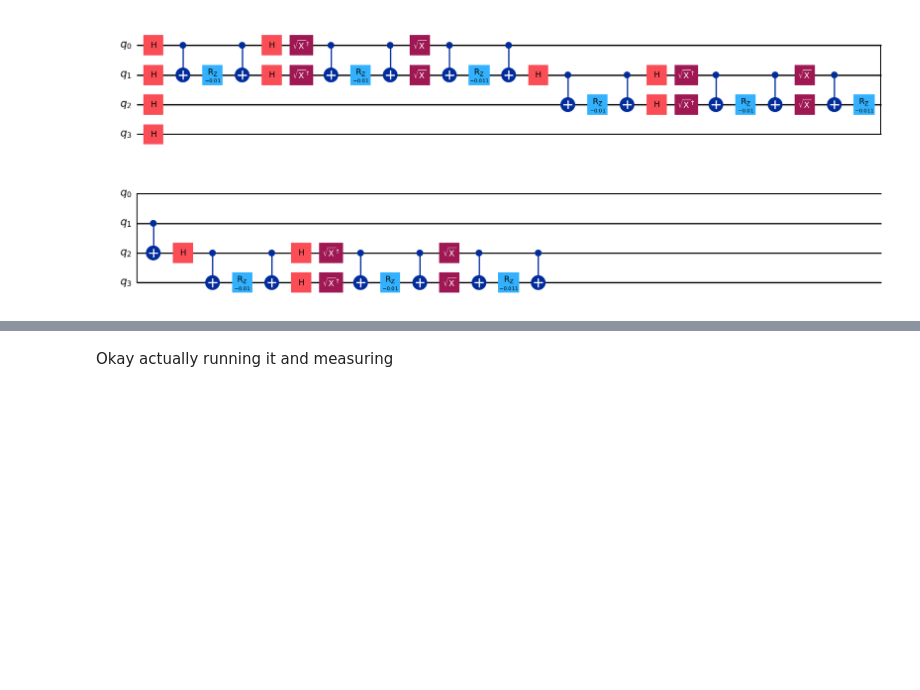
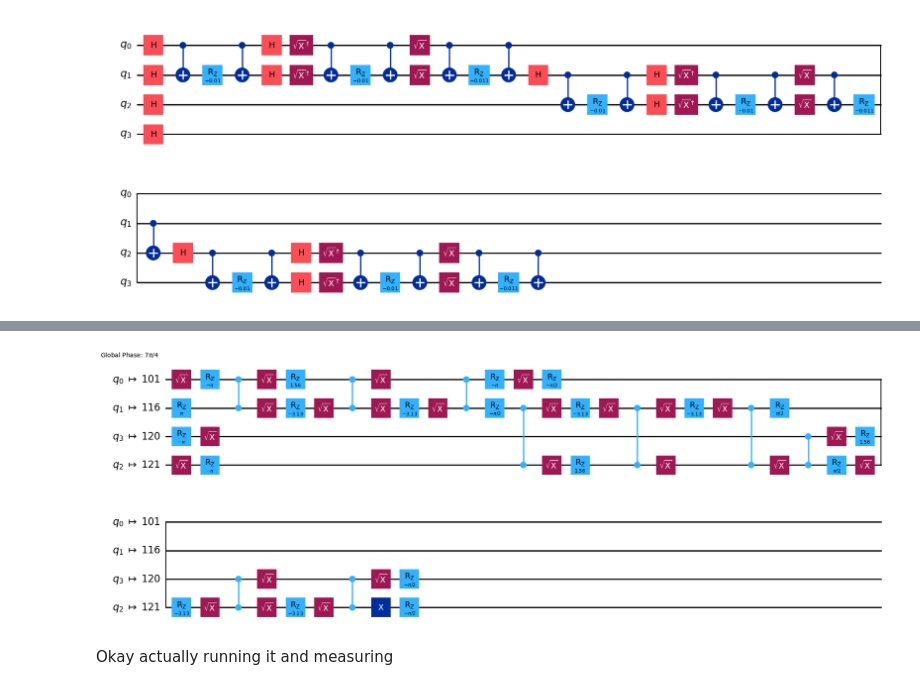
Before and after one commit to laramt04/Time-Evolution-QC-Project, a Jupyter notebook: KyranBuiltinSTM.ipynb, the cells around one changed output, grey strips where cells are left out. Cells and saved outputs as stored; diff of their text form; code cells hidden in the pictures; blank space fills up the shorter version.

Commit message:
working on circuit depth experimentations

```diff
--- a/KyranBuiltinSTM.ipynb
+++ b/KyranBuiltinSTM.ipynb
@@ -43,6 +43,17 @@ st = SuzukiTrotter(order=1, reps=1)   #whats the advantage of doing reps here vs
 # in real life, fix circuit depth/trotter circuit, then change dt to get data for different times
 circ = st.synthesize(gate)
 
-circ.decompose().draw("mpl")
+#transpiling to given chip
+from qiskit_ibm_runtime import QiskitRuntimeService, Session
+try:
+    with open('../apikey.json') as file:
+        api_key = json.load(file)
+except:
+    print("No API key found: make sure to modify this code and enter your API key manually in the below command.")
+QiskitRuntimeService.save_account(channel='ibm_quantum_platform', instance = 'open-instance', token=api_key["apikey"], overwrite=True, set_as_default=True)
+service = QiskitRuntimeService()                    #load saved credentials for API key
+real_backend = service.backend("ibm_fez")           #this is just telling us what chip noise to simulate, right?
+qc_t = transpile(circ,backend=real_backend,optimization_level=3) #transpiled circuit, for ibm_fez specifically, rn at optimization 3
+# print("Transpiled Depth: ",qc_t.depth())
 # %% [output]
 [figure]
@@ -49,3 +65,8 @@ circ.decompose().draw("mpl")
+# %%
+#drawing the transpiled circuit, for a given chip. rn ibm_fez
+qc_t.draw('mpl')
+# %% [output]
+[figure, added]
 # %% [markdown]
 Okay actually running it and measuring
 # %%
```
Also changed, not shown: parts of 1 cell of this notebook, 1 other file.
